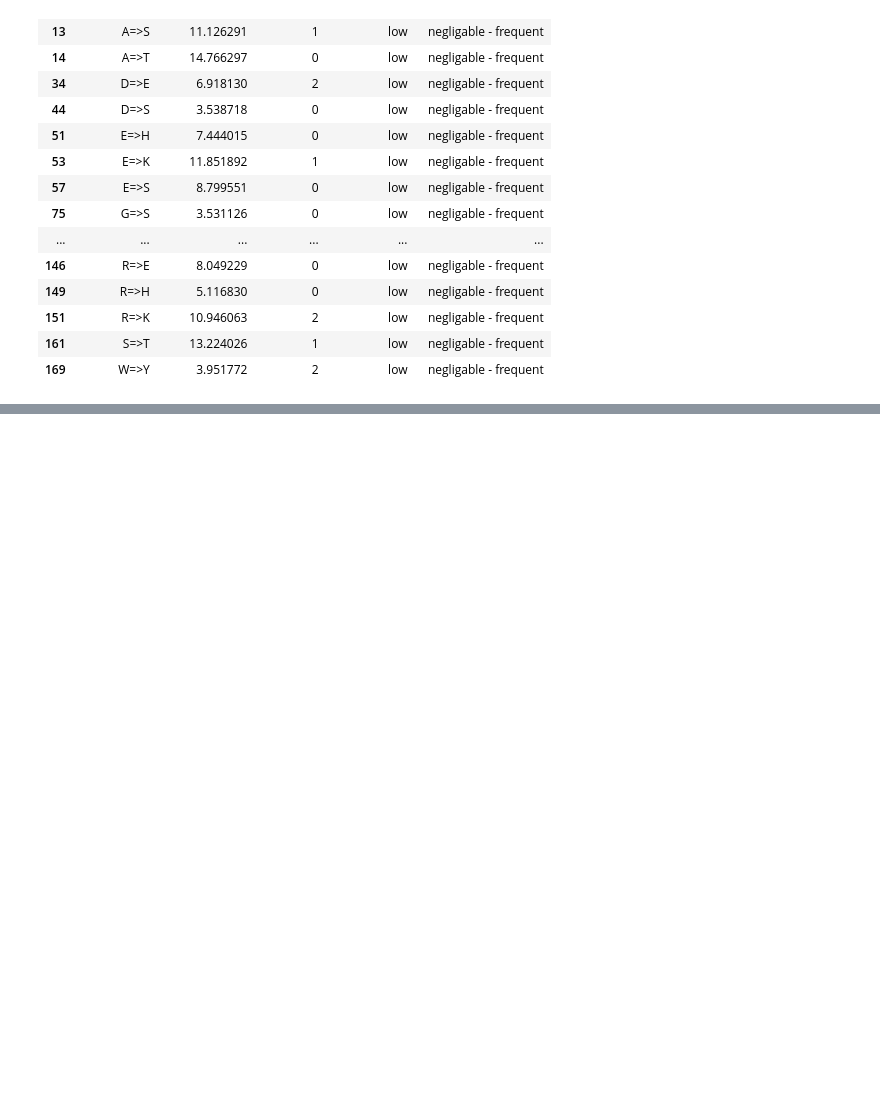
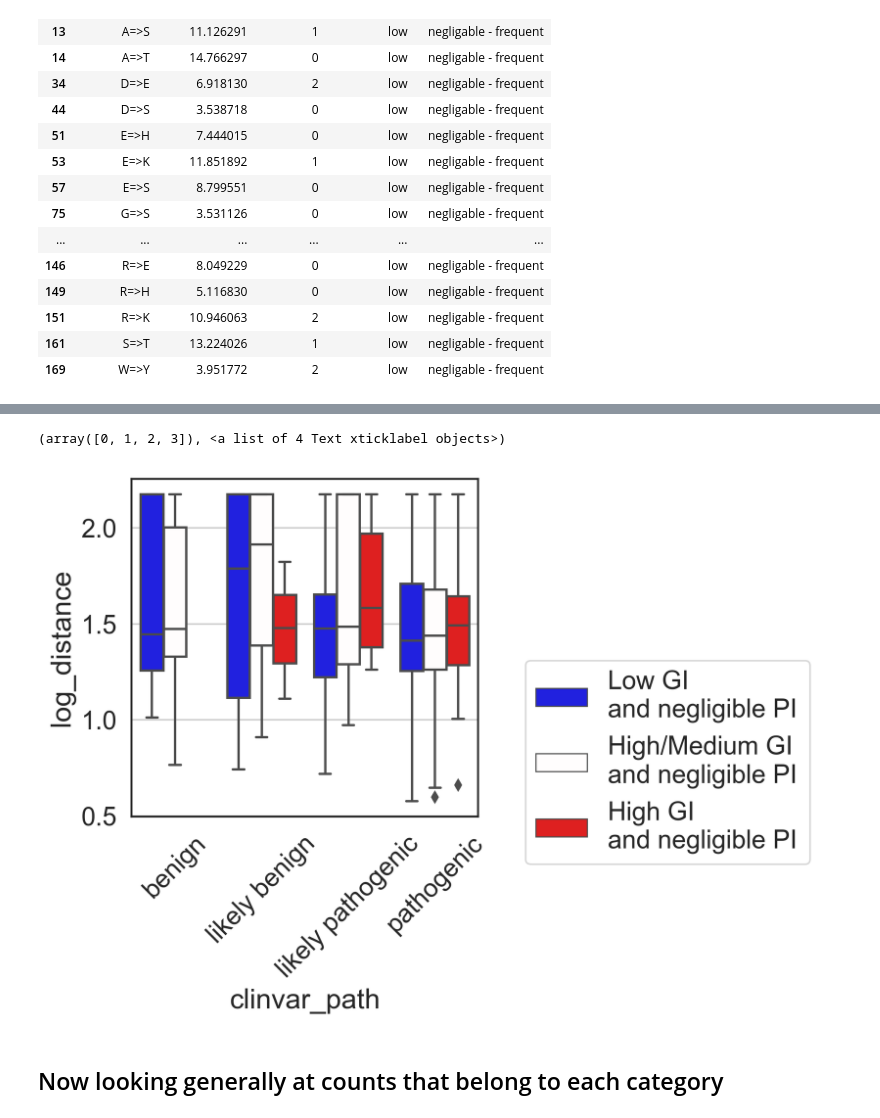
Before and after one commit to danielanach/glyco-clinvar, a Jupyter notebook: code/06_path_vs_benign_continuous.ipynb, the cells around one changed output, grey strips where cells are left out. Drawn from its saved outputs; the diff is of its cells as text; code cells hidden in the pictures; blank space fills up the shorter version.

```diff
--- a/code/06_path_vs_benign_continuous.ipynb
+++ b/code/06_path_vs_benign_continuous.ipynb
@@ -191,0 +216,3 @@ for aa_classes in classifications:
+# %%
+concat_df = pd.concat(lst_,axis=0)
+concat_df
@@ -191,0 +238,15 @@ for aa_classes in classifications:
+# %%
+plt.figure(dpi=250,figsize=(4,4))
+concat_df = concat_df.sort_values(by='clinvar_path')
+sns.boxplot(data=concat_df,
+               x='clinvar_path',
+               y='log_distance',
+               palette='seismic',
+               hue='GI_PI_type')
+plt.legend(bbox_to_anchor=(1.1,0.5))
+plt.xticks(rotation='45')
+# %% [output]
+(array([0, 1, 2, 3]), <a list of 4 Text xticklabel objects>)
+[figure, added]
+# %% [markdown]
+## Now looking generally at counts that belong to each category
```
Also changed, not shown: parts of 14 cells of this notebook, 4 other files.
